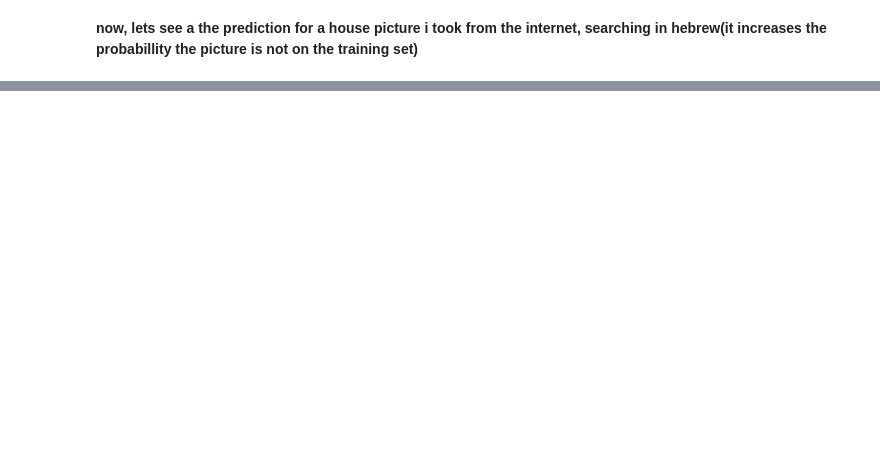
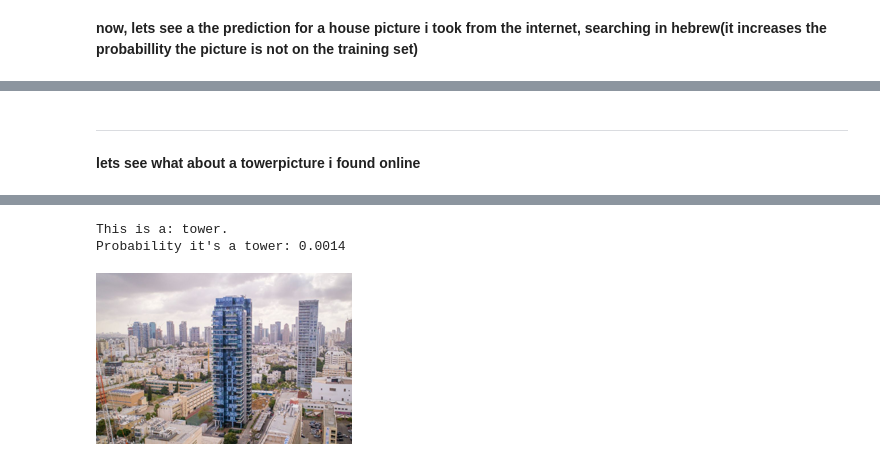
Before and after one commit to omereliy/BuildingDeterministClassifier, a Jupyter notebook: buildingClassifier.ipynb, the cells around one changed output, grey strips where cells are left out. Drawn from its saved outputs; the diff is of its cells as text; code cells hidden in the pictures; blank space fills up the shorter version.

```diff
--- a/buildingClassifier.ipynb
+++ b/buildingClassifier.ipynb
@@ -129 +121,16 @@ Probability it's a building: 0.0000
 [figure]
+# %% [markdown]
+****
+# %% [markdown]
+**lets see what about a towerpicture i found online**
+# %%
+new_dest2 = 'new_tower1.jpg'
+new_url2 = 'https://s-gilboa.co.il/wp-content/uploads/2021/06/2416-1.jpg'
+download_url(new_url2,new_dest2,show_progress=False)
+
+is_tower2,_,probs2 = learn.predict(PILImage.create('new_tower1.jpg'))
+print(f"This is a: {is_tower2}.")
+print(f"Probability it's a tower: {probs2[0]:.4f}")
+
+Image.open(new_dest2).to_thumb(256,256)
+# %% [output]
@@ -129,0 +138,3 @@ Probability it's a building: 0.0000
+This is a: tower.
+Probability it's a tower: 0.0014
+[figure, added]
```
Also changed, not shown: parts of 10 cells of this notebook.
